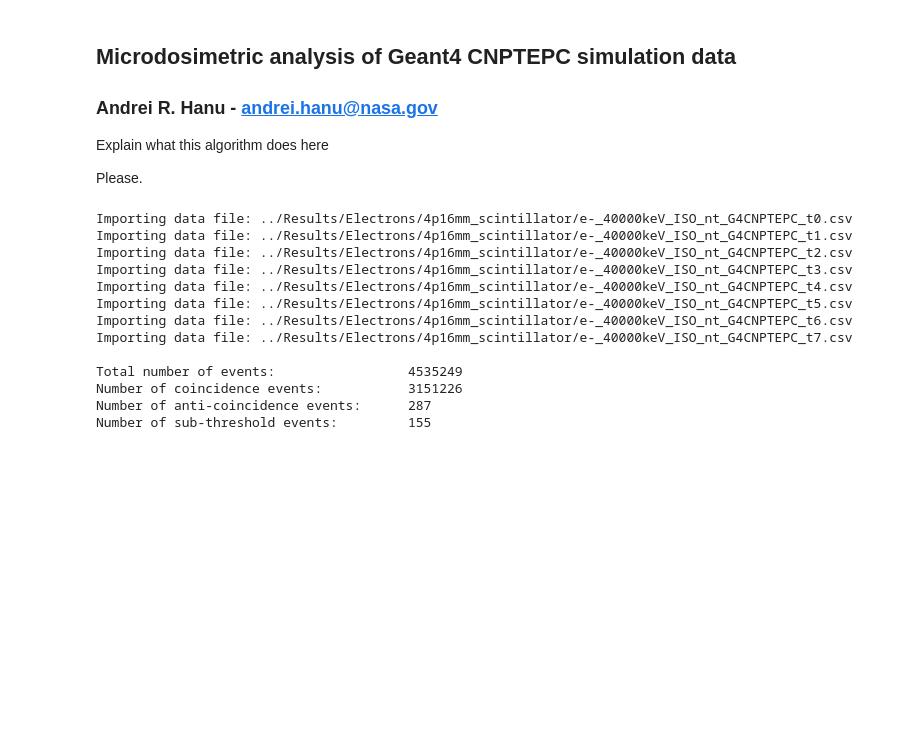
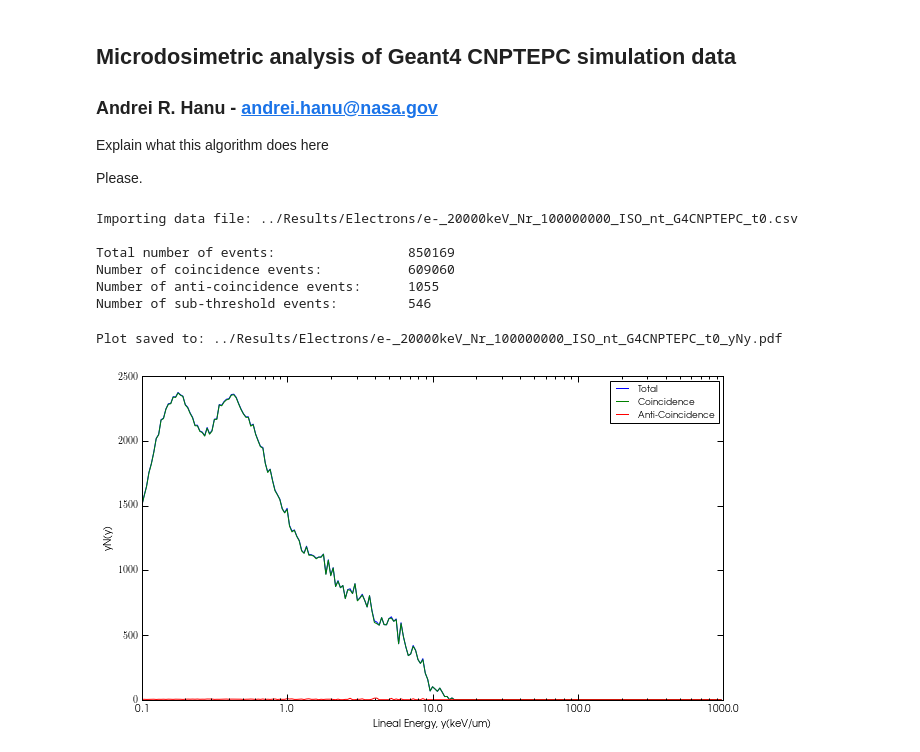
Before and after one commit to AndreiHanu/G4CNPTEPC-Analysis, a Jupyter notebook: G4CNPTEPC Microdosimetry Analysis.ipynb, the cells around one changed output. Cells and saved outputs as stored; diff of their text form; code cells hidden in the pictures; blank space fills up the shorter version.

```diff
--- a/G4CNPTEPC Microdosimetry Analysis.ipynb
+++ b/G4CNPTEPC Microdosimetry Analysis.ipynb
@@ -57,8 +73,8 @@ DataFrame = []
 ##########################################################################################
 # Data location folder
 # Data filename template
-DataFolder = '../Results/Electrons/4p16mm_scintillator/'
-DataFilename = 'e-_40000keV_ISO_nt_G4CNPTEPC_t*.csv'
+DataFolder = '../Results/Electrons/'
+DataFilename = 'e-_20000keV_Nr_100000000_ISO_nt_G4CNPTEPC_t0*.csv'
 
 ##########################################################################################
 # Process the simulation data files
@@ -79,19 +95,12 @@ print 'Number of coincidence events: \t\t', Data[np.logical_and((Data[:,2] > Thr
 print 'Number of anti-coincidence events: \t', Data[np.logical_and((Data[:,2] <= Thr_ACD),(Data[:,0] > Thr_TEPC)),0].size
 print 'Number of sub-threshold events: \t', Data[np.logical_and((Data[:,2] <= Thr_ACD),(Data[:,0] <= Thr_TEPC)),0].size
 # %% [output]
-Importing data file: ../Results/Electrons/4p16mm_scintillator/e-_40000keV_ISO_nt_G4CNPTEPC_t0.csv
-Importing data file: ../Results/Electrons/4p16mm_scintillator/e-_40000keV_ISO_nt_G4CNPTEPC_t1.csv
-Importing data file: ../Results/Electrons/4p16mm_scintillator/e-_40000keV_ISO_nt_G4CNPTEPC_t2.csv
-Importing data file: ../Results/Electrons/4p16mm_scintillator/e-_40000keV_ISO_nt_G4CNPTEPC_t3.csv
-Importing data file: ../Results/Electrons/4p16mm_scintillator/e-_40000keV_ISO_nt_G4CNPTEPC_t4.csv
-Importing data file: ../Results/Electrons/4p16mm_scintillator/e-_40000keV_ISO_nt_G4CNPTEPC_t5.csv
-Importing data file: ../Results/Electrons/4p16mm_scintillator/e-_40000keV_ISO_nt_G4CNPTEPC_t6.csv
-Importing data file: ../Results/Electrons/4p16mm_scintillator/e-_40000keV_ISO_nt_G4CNPTEPC_t7.csv
+Importing data file: ../Results/Electrons/e-_20000keV_Nr_100000000_ISO_nt_G4CNPTEPC_t0.csv
 
-Total number of events:                 4535249
-Number of coincidence events:           3151226
-Number of anti-coincidence events:      287
-Number of sub-threshold events:         155
+Total number of events:                 850169
+Number of coincidence events:           609060
+Number of anti-coincidence events:      1055
+Number of sub-threshold events:         546
 # %%
 ##########################################################################################
 # Logarithmic bin generation
@@ -135,27 +144,35 @@ ydy_COINC = (yNy_COINC/np.sum(yNy_COINC))*B/np.log(10)
 ydy_ACOINC = (yNy_ACOINC/np.sum(yNy_ACOINC))*B/np.log(10)
 # %%
 ##########################################################################################
-# Plot the data
+# Plot the y vs. yNy spectrum data
 fig_yNy, ax_yNy = plt.subplots(1,1)
 
 plt.semilogx(y2, yNy, linewidth=1.0, label="Total")
 plt.semilogx(y2, yNy_COINC, linewidth=1.0, label="Coincidence")
 plt.semilogx(y2, yNy_ACOINC, linewidth=1.0, label="Anti-Coincidence")
 
 # Figure Properties
 ax_yNy.set_xlabel('Lineal Energy, y(keV/um)')
 ax_yNy.set_ylabel('yN(y)')
 ax_yNy.set_xlim(ymin, ymax)
 # ax_yNy.set_ylim(0, 1.5E4)
-plt.ticklabel_format(style='sci', axis='y', scilimits=(0,0))
+
+from matplotlib.ticker import ScalarFormatter, FormatStrFormatter
+ax_yNy.xaxis.set_major_formatter(FormatStrFormatter('%.1f'))
+ax_yNy.yaxis.set_major_formatter(ScalarFormatter())
+
+ax_yNy.legend(loc='best')
 
 # Tight Layout
 plt.tight_layout()
 
 # Save the figure
-file_yNy = DataFilename.split('.')[0][:-1]+'.pdf'
+file_yNy = DataFilename.split('.')[0][:-1]+'_yNy.pdf'
 plt.savefig(DataFolder + file_yNy, bbox_inches="tight")
 print 'Plot saved to: ' + (DataFolder+file_yNy)
 
 # Show the figure
 plt.show(fig_yNy)
+# %% [output]
+Plot saved to: ../Results/Electrons/e-_20000keV_Nr_100000000_ISO_nt_G4CNPTEPC_t0_yNy.pdf
+[figure, added]
```
Also changed, not shown: parts of 7 cells of this notebook.
